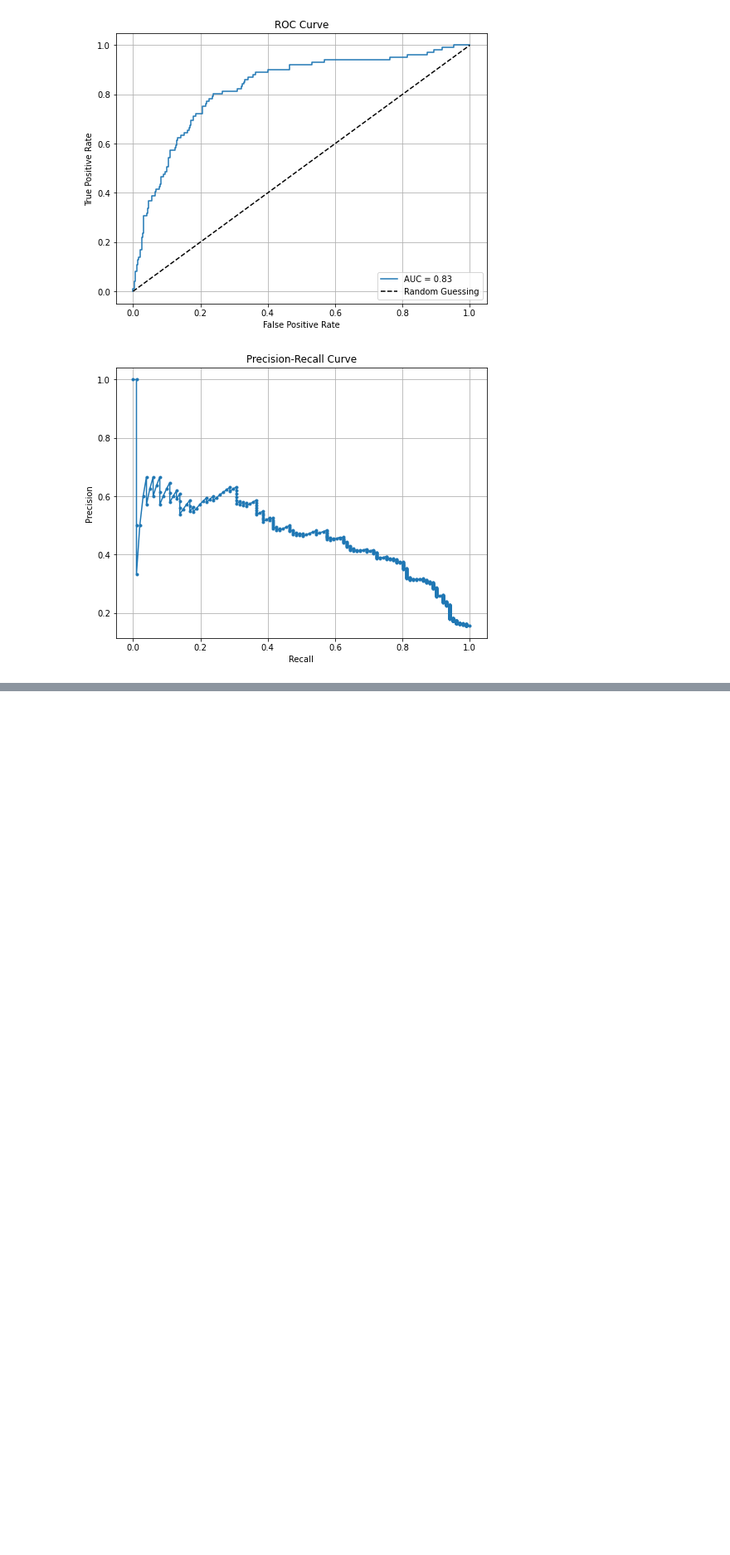
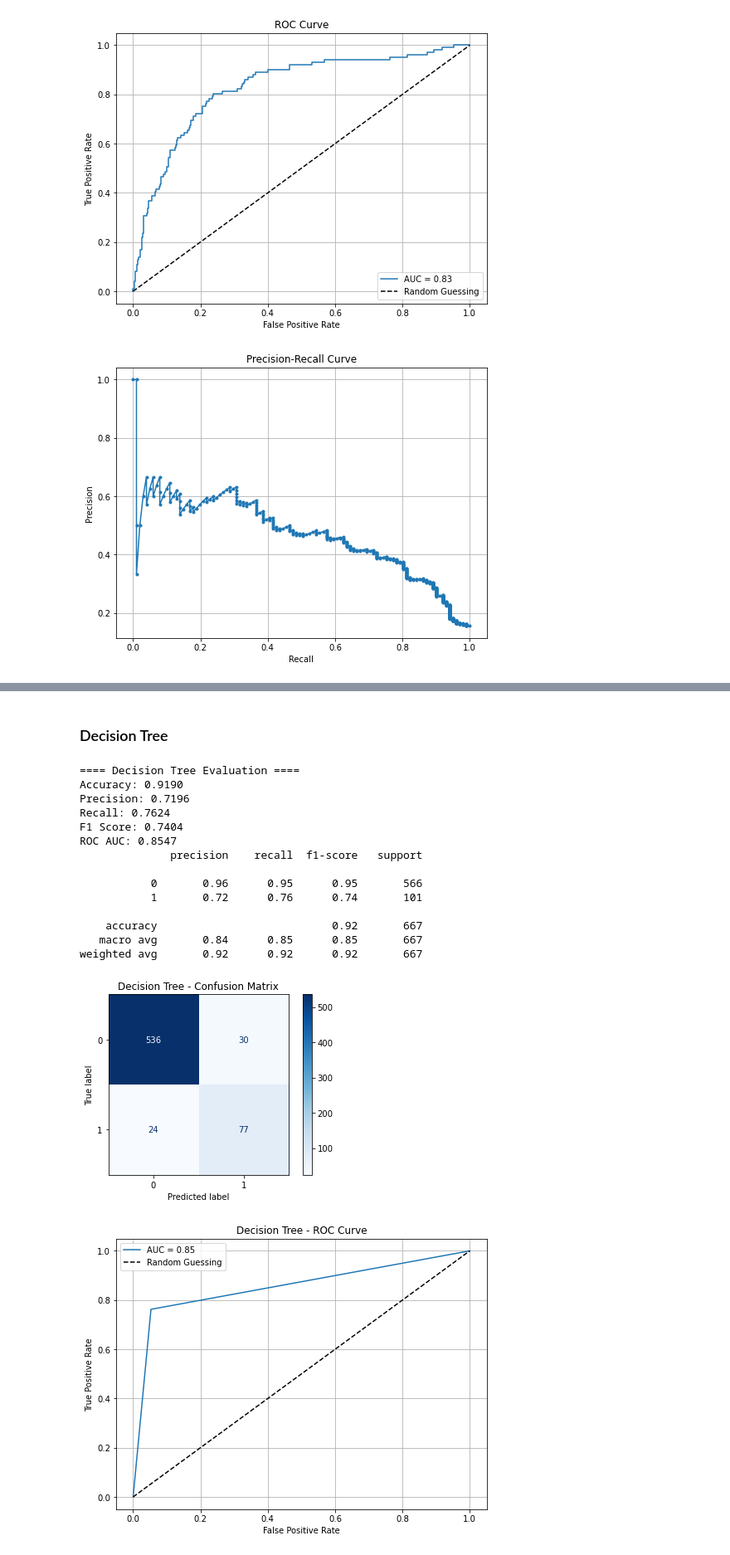
Before and after one commit to CWanderi/P3-Project, a Jupyter notebook: SyriaTel_Customer_Churn_Analysis.ipynb, the cells around one changed output, grey strips where cells are left out. Shown at 83% size. Saved outputs shown, nothing was run; the diff lists cells and outputs as text; code cells hidden in the pictures; blank space fills up the shorter version.

Commit message:
Updated notebook with decision trees and also use of SMOTE

```diff
--- a/SyriaTel_Customer_Churn_Analysis.ipynb
+++ b/SyriaTel_Customer_Churn_Analysis.ipynb
@@ -250,0 +324,23 @@ plt.show()
+# %% [markdown]
+### Decision Tree
+# %%
+tree = DecisionTreeClassifier(random_state=42)
+tree.fit(X_train_scaled, y_train)
+evaluation_model(tree, X_test_scaled, y_test, "Decision Tree")
+# %% [output]
+==== Decision Tree Evaluation ====
+Accuracy: 0.9190
+Precision: 0.7196
+Recall: 0.7624
+F1 Score: 0.7404
+ROC AUC: 0.8547
+              precision    recall  f1-score   support
+
+           0       0.96      0.95      0.95       566
+           1       0.72      0.76      0.74       101
+
+    accuracy                           0.92       667
+   macro avg       0.84      0.85      0.85       667
+weighted avg       0.92      0.92      0.92       667
+[figure, added]
+[figure, added]
```
Also changed, not shown: parts of 9 cells of this notebook.
